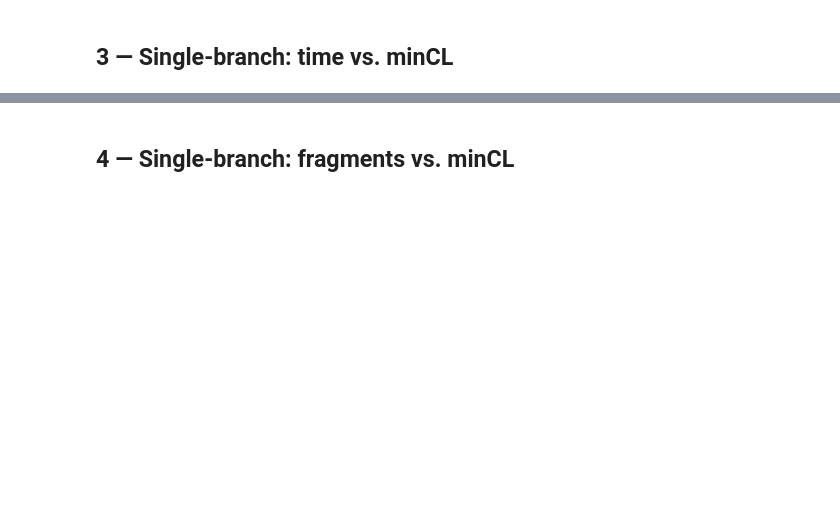
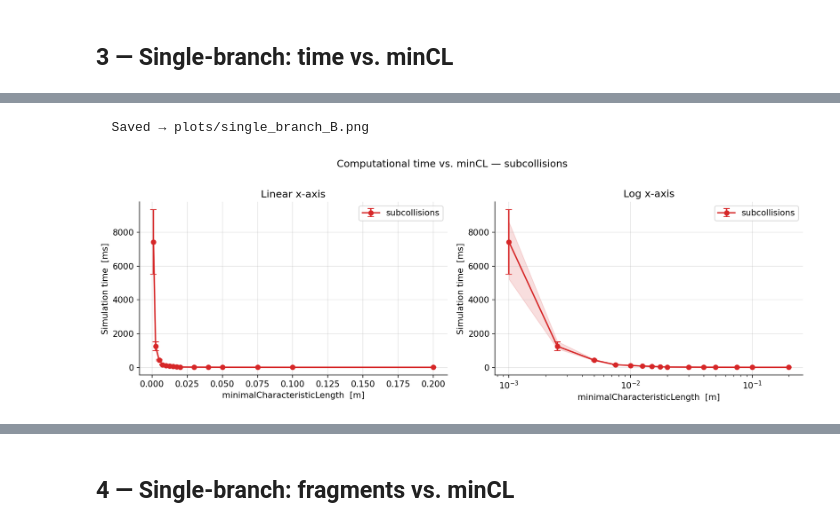
Before and after one commit to andreasaporito/NASA-breakup-model-cpp, a Jupyter notebook: benchmark_analysis.ipynb, the cells around one changed output, grey strips where cells are left out. Cells and saved outputs as stored; diff of their text form; code cells hidden in the pictures; blank space fills up the shorter version.

Commit message:
Produced plots for CT comparison

```diff
--- a/benchmark_analysis.ipynb
+++ b/benchmark_analysis.ipynb
@@ -51,8 +52,8 @@ plt.rcParams.update({
 Set the paths to the CSV files generated by `benchmark.py`.
 # %%
 # ── Point these to your CSV files ────────────────────────────────────────
-CSV_A = Path("results_branch_A.csv")   # first branch
-CSV_B = Path("results_branch_B.csv")   # second branch (set to None to skip comparison)
+CSV_A = Path("results_main.csv")   # first branch
+CSV_B = Path("results_branch.csv")   # second branch (set to None to skip comparison)
 
 # Directory where plots will be saved (set to None to skip saving)
 PLOT_DIR = Path("plots")
@@ -63,7 +64,7 @@ COLOR_B = "#d62728"   # red
 # %% [markdown]
 ## 2 — Load data
 # %%
-def load_csv(path: Path) -> pd.DataFrame | None:
+def load_csv(path: Path) -> Optional[pd.DataFrame]:
     if path is None or not path.exists():
         print(f"  [skip] {path} not found.")
         return None
@@ -126,0 +150,9 @@ if df_a is not None:
+# %%
+# Do the same but just for the second branch
+if df_b is not None:
+    fig = plot_single(df_b, color=COLOR_B)
+    save_fig(fig, "single_branch_B.png")
+    plt.show()
+# %% [output]
+  Saved → plots/single_branch_B.png
+[figure, added]
```
Also changed, not shown: parts of 14 cells of this notebook, 12 other files.
